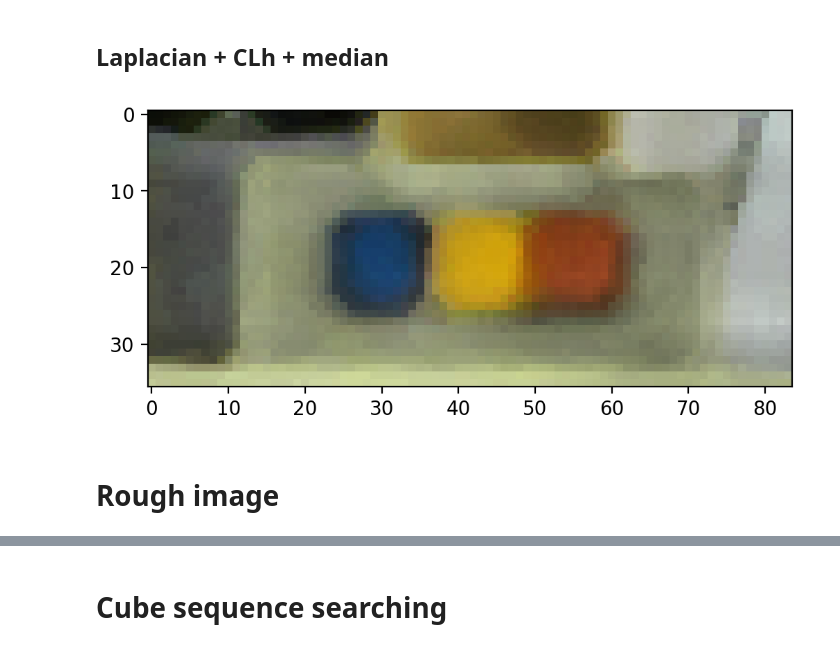
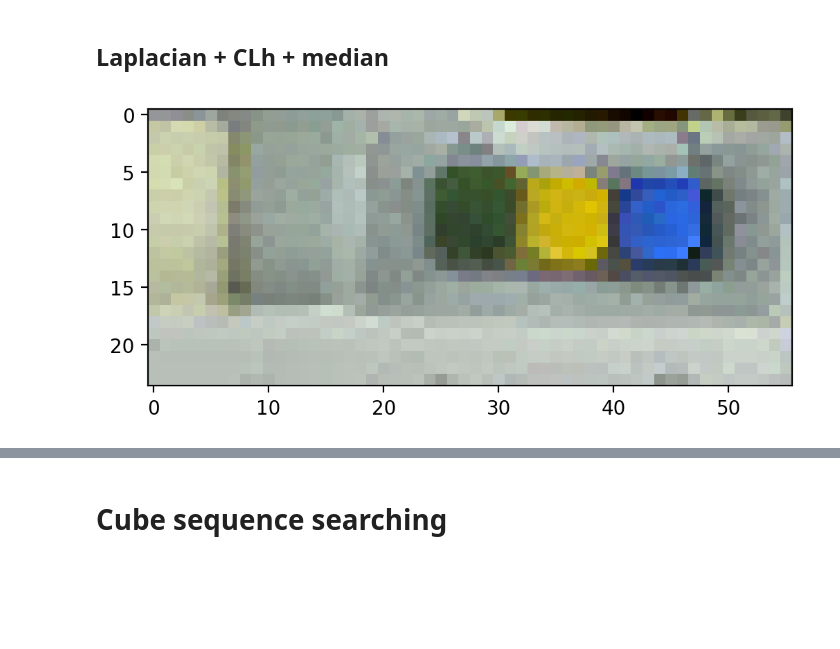
Before and after one commit to SkoltechRobotics/Eurobot2018, a Jupyter notebook: ComputerVision/CubeSequenceRecognition/PlanRecognition.ipynb, the cells around one changed output, grey strips where cells are left out. Saved outputs shown, nothing was run; the diff lists cells and outputs as text; code cells hidden in the pictures; blank space fills up the shorter version.

```diff
--- a/ComputerVision/CubeSequenceRecognition/PlanRecognition.ipynb
+++ b/ComputerVision/CubeSequenceRecognition/PlanRecognition.ipynb
@@ -44,7 +59,7 @@ print(cv2.cvtColor(orig_colors_img, cv2.COLOR_RGB2HSV))
 # %% [markdown]
 # Show image
 # %%
-img = cv2.cvtColor(cv2.imread("imgs/041.png"), cv2.COLOR_BGR2RGB)
+img = cv2.cvtColor(cv2.imread("imgs/142.png"), cv2.COLOR_BGR2RGB)
 fig, ax = plt.subplots(1, 1, figsize=(6, 4), dpi=200)
 ax.imshow(img);
 # %% [output]
@@ -52,7 +67,7 @@ ax.imshow(img);
 # %% [markdown]
 # Projection transformation using specific matrix
 # %%
-step = 6
+step = 4
 # %%
 img_points = np.float32([(798, 549), (798, 488), (912, 487), (912, 553)])
 h_border = 3 * step * 2
@@ -103,22 +138,25 @@ ax.imshow(clh_img);
 # %%
 #img_1 = cv2.GaussianBlur(small_img,(13,13),10)
 vl = int(step)
 img_1 = cv2.medianBlur(small_img, vl - 1 + vl % 2)
 
 clh_img_1 = cv2.cvtColor(img_1, cv2.COLOR_RGB2HSV)
 clahe = cv2.createCLAHE(clipLimit=3.0, tileGridSize=(step, step))
 clh_img_1[:, :, 2] = clahe.apply(clh_img_1[:, :, 2])
 clh_img_1 = cv2.cvtColor(clh_img_1, cv2.COLOR_HSV2RGB)
 
+# img2 = cv2.cvtColor(clh_img_1, cv2.COLOR_RGB2HSV)
+# img2[:, :, 1] = np.where(img2[:, :, 1] > np.mean(img2[:, :, 1]), 255, 0)
+# img2[:, :, 2] = np.where(img2[:, :, 2] > 125, 255, 2 * img2[:, :, 2])
+# img_1 = cv2.cvtColor(img2, cv2.COLOR_HSV2RGB)
+
 img_1 = clh_img_1
-c = -0.10
+c = -0.40
 img_1 = c * cv2.Laplacian(img_1 / 255, cv2.CV_64F) + img_1 / 255
 img_1 = (255 * img_1.clip(0, 1)).astype(np.uint8)
 clh_img_1 = img_1
 
 fig, ax = plt.subplots(1, 1, figsize=(6, 4), dpi=200)
 ax.imshow(clh_img_1);
 # %% [output]
-[figure, old version]
+[figure, new version]
-# %% [markdown]
-# Rough image
```
Also changed, not shown: parts of 26 cells of this notebook.
